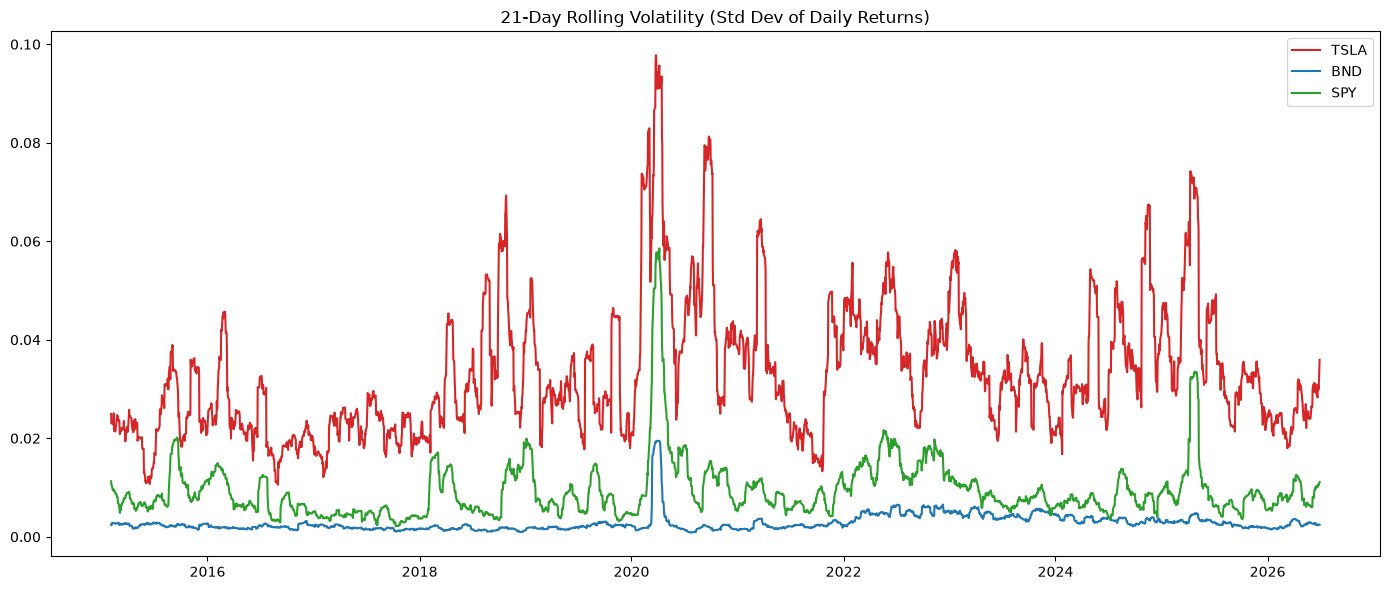
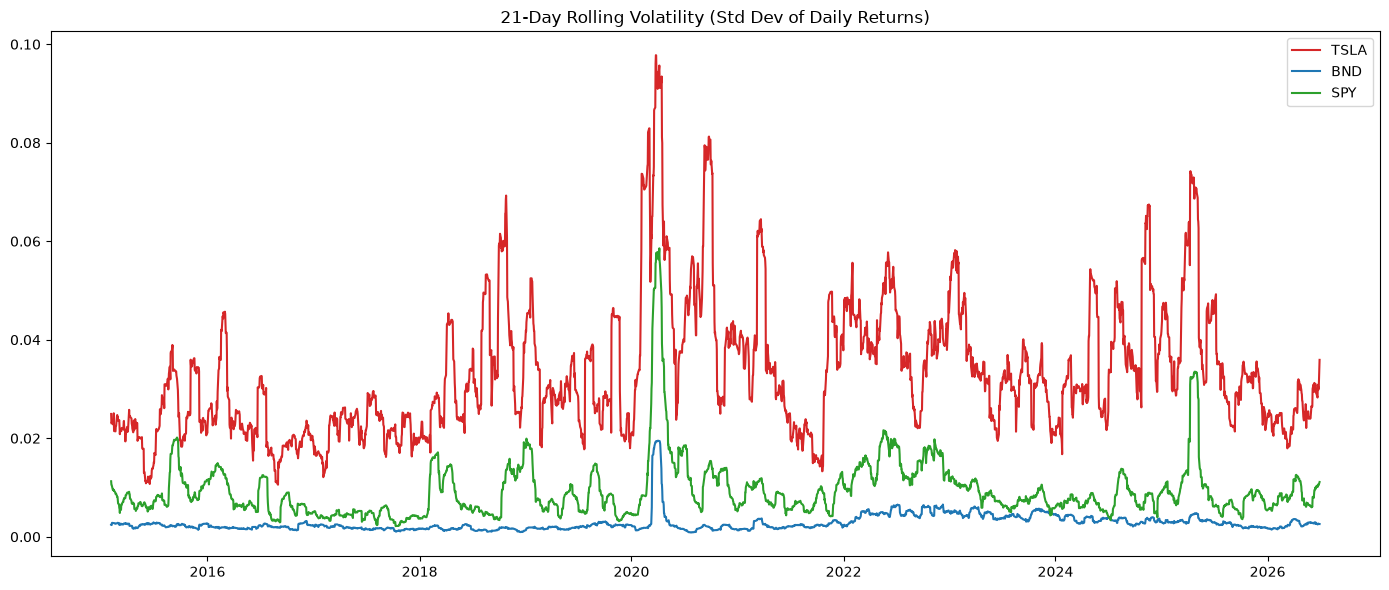
The change to this notebook cell's code, shown as a diff; its figure went from the first image to the second:
--- before
+++ after
@@ -6,3 +6,5 @@
 ax.legend()
 plt.tight_layout()
+# Rolling volatility plot — add before plt.show()
+plt.savefig("../reports/figures/03_rolling_volatility.png", dpi=150, bbox_inches="tight")
 plt.show()

Commit: Save all chart outputs to reports/figures/ for report and grading transparency